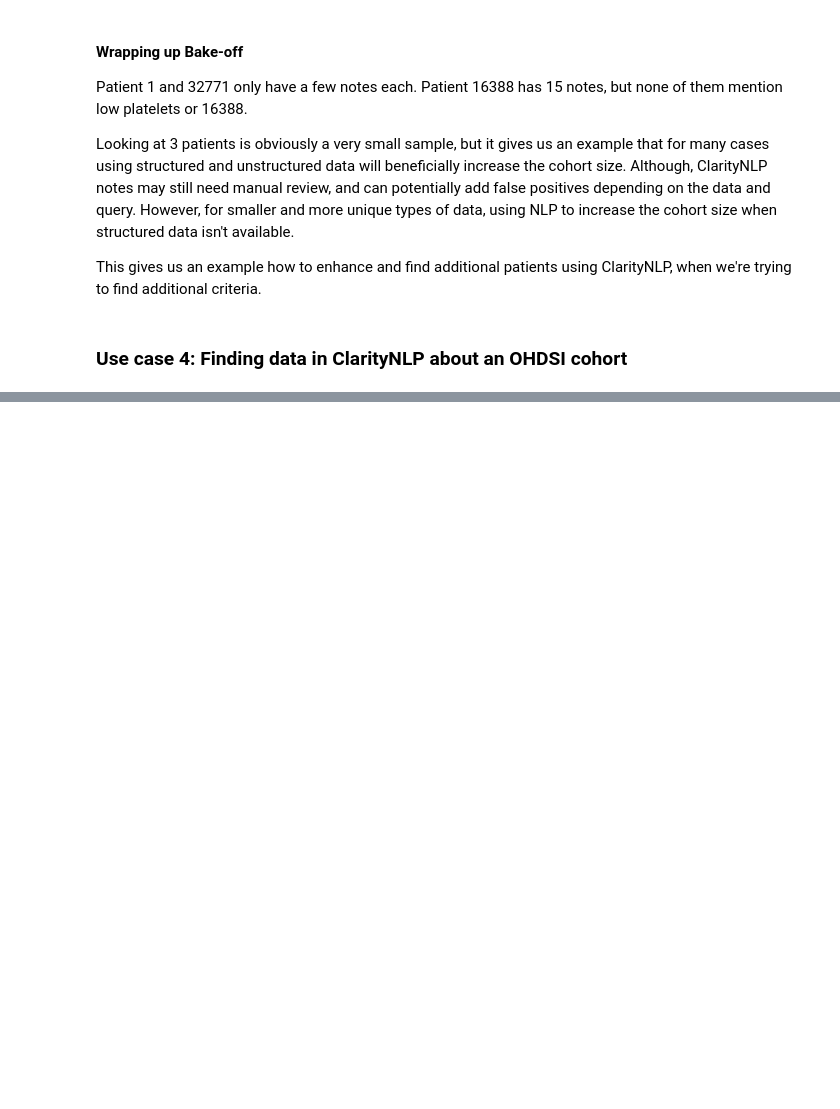
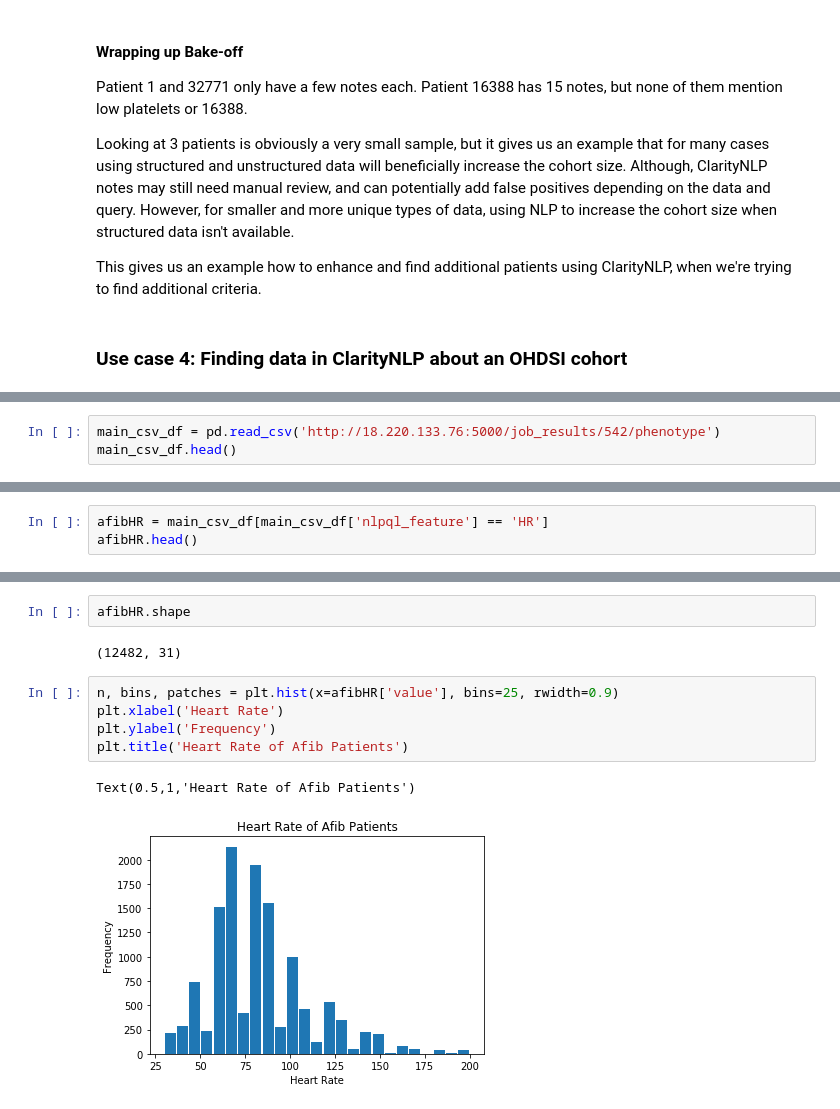
Before and after one commit to ClarityNLP/ClarityNLP, a Jupyter notebook: notebooks/cooking/Cooking_with_ClarityNLP_101018.ipynb, the cells around one changed output, grey strips where cells are left out. Drawn from its saved outputs; the diff is of its cells as text; blank space fills up the shorter version.

```diff
--- a/notebooks/cooking/Cooking_with_ClarityNLP_101018.ipynb
+++ b/notebooks/cooking/Cooking_with_ClarityNLP_101018.ipynb
@@ -454,0 +534,3 @@ This gives us an example how to enhance and find additional patients using Clari
+# %%
+main_csv_df = pd.read_csv('http://18.220.133.76:5000/job_results/542/phenotype')
+main_csv_df.head()
@@ -454,0 +574,3 @@ This gives us an example how to enhance and find additional patients using Clari
+# %%
+afibHR = main_csv_df[main_csv_df['nlpql_feature'] == 'HR']
+afibHR.head()
@@ -454,0 +585,12 @@ This gives us an example how to enhance and find additional patients using Clari
+# %%
+afibHR.shape
+# %% [output]
+(12482, 31)
+# %%
+n, bins, patches = plt.hist(x=afibHR['value'], bins=25, rwidth=0.9)
+plt.xlabel('Heart Rate')
+plt.ylabel('Frequency')
+plt.title('Heart Rate of Afib Patients')
+# %% [output]
+Text(0.5,1,'Heart Rate of Afib Patients')
+[figure, added]
```
Also changed, not shown: parts of 24 cells of this notebook, 3 other files.
